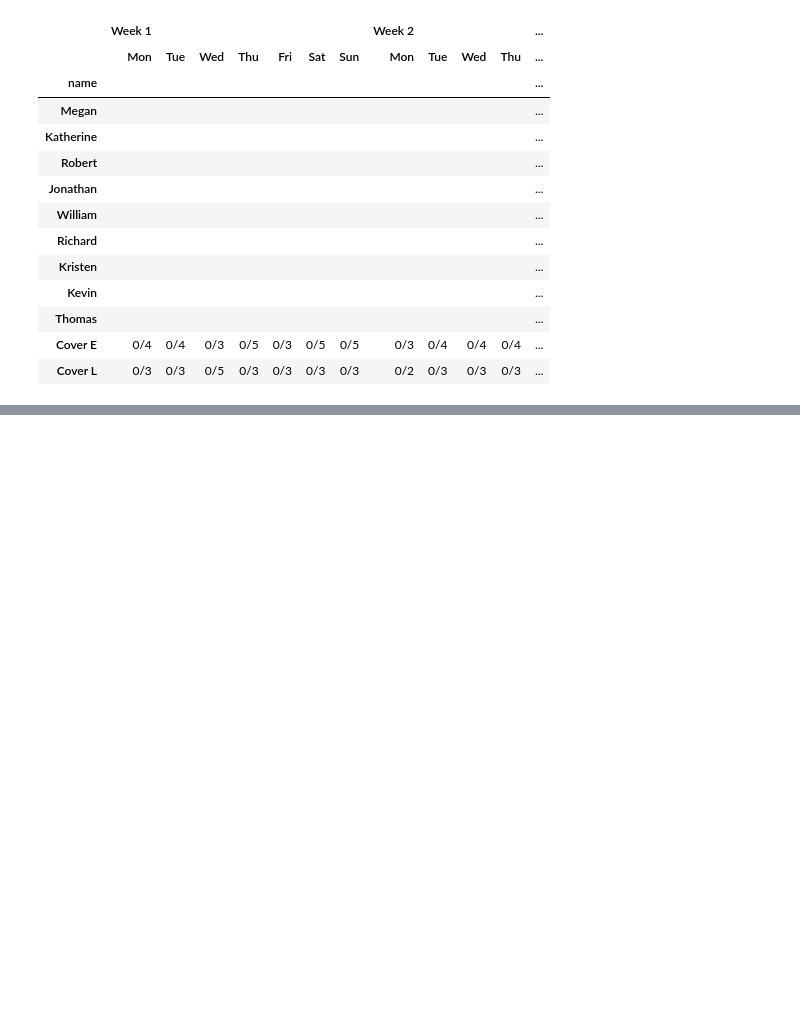
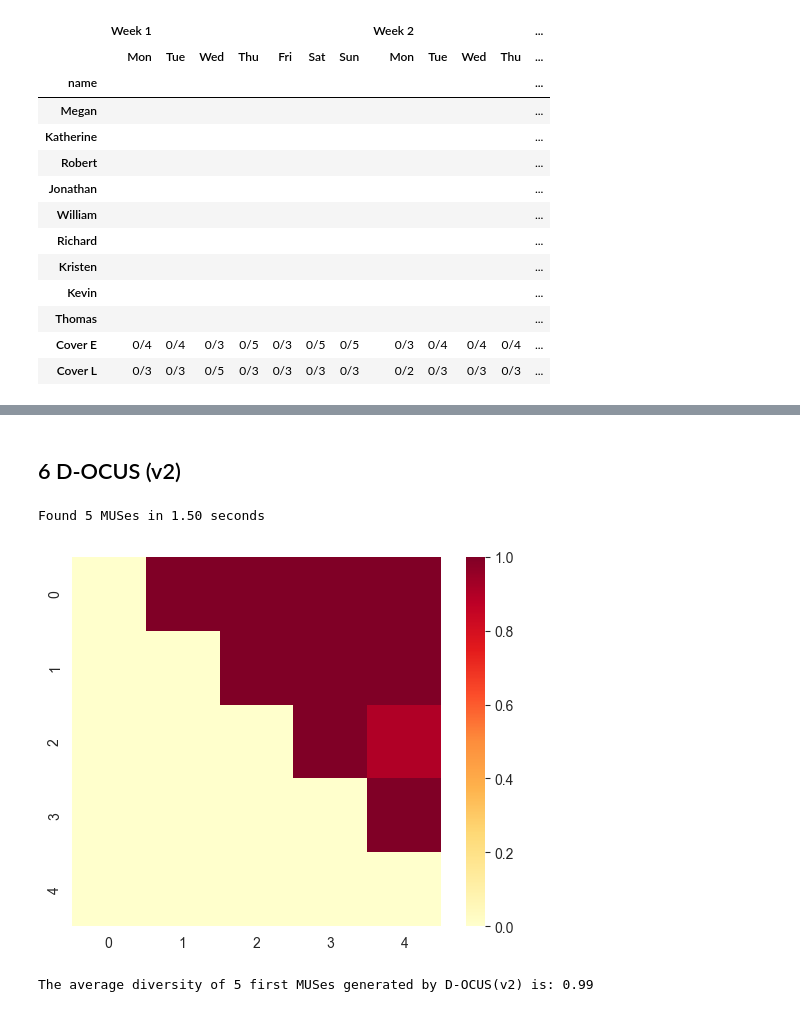
Before and after one commit to RobinHalford/cpmpy, a Jupyter notebook: cpmpy/tools/explain/nurse_rostering_examples.ipynb, the cells around one changed output, grey strips where cells are left out. Drawn from its saved outputs; the diff is of its cells as text; code cells hidden in the pictures; blank space fills up the shorter version.

```diff
--- a/cpmpy/tools/explain/nurse_rostering_examples.ipynb
+++ b/cpmpy/tools/explain/nurse_rostering_examples.ipynb
@@ -378,20 +478,0 @@ for mus in result:
-# %%
-result = []
-for i, (kind, subset) in enumerate(marco(model.constraints, solver="exact", map_solver="exact", return_mcs=False)):
-    result.append(frozenset(subset))
-    if i == 4:
-        break
-
-matrix_jacc = diversity_matrix(result, measure="Jaccard")
-matrix_overlap = diversity_matrix(result, measure="overlap")
-matrix_setdiff = diversity_matrix(result, c_size=len(model.constraints))
-visualize_heatmap(matrix_jacc)
-visualize_heatmap(matrix_overlap)
-visualize_heatmap(matrix_setdiff)
-
-avg_jacc = matrix_jacc[np.triu_indices_from(matrix_jacc, k=1)].mean()
-avg_overlap = matrix_overlap[np.triu_indices_from(matrix_overlap, k=1)].mean()
-avg_setdiff = matrix_setdiff[np.triu_indices_from(matrix_setdiff, k=1)].mean()
-print(f"The average jacc diversity of the first {len(result)} MUSes generated by MARCO is: {avg_jacc}")
-print(f"The average overlap diversity of the first {len(result)} MUSes generated by MARCO is: {avg_overlap}")
-print(f"The average setdiff diversity of the first {len(result)} MUSes generated by MARCO is: {avg_setdiff}")
@@ -404,0 +479,24 @@ The average setdiff diversity of the first 5 MUSes generated by MARCO is: 0.0195
+# %% [markdown]
+## 6 D-OCUS (v2)
+# %%
+result = []
+generator = ocus_enum_shrink(model.constraints, solver="exact", hs_solver="gurobi", time_limit=time_limit)
+for status, subset, elapsed_time in generator:
+    if status == "MUS":
+        result.append(frozenset(subset))
+        if len(result) >= 5:
+            total_time = elapsed_time
+            print(f"Found {len(result)} MUSes in {total_time:.2f} seconds")
+            break
+    else:
+        print(f"Status: {status}, Time taken: {elapsed_time:.2f} seconds")
+# %% [output]
+Found 5 MUSes in 1.50 seconds
+# %%
+div_matrix = diversity_matrix(result, measure="overlap")
+visualize_heatmap(div_matrix)
+avg = div_matrix[np.triu_indices_from(div_matrix, k=1)].mean()
+print(f"The average diversity of {len(result)} first MUSes generated by D-OCUS(v2) is: {avg}")
+# %% [output]
+[figure, added]
+The average diversity of 5 first MUSes generated by D-OCUS(v2) is: 0.99
```
Also changed, not shown: parts of 23 cells of this notebook.
